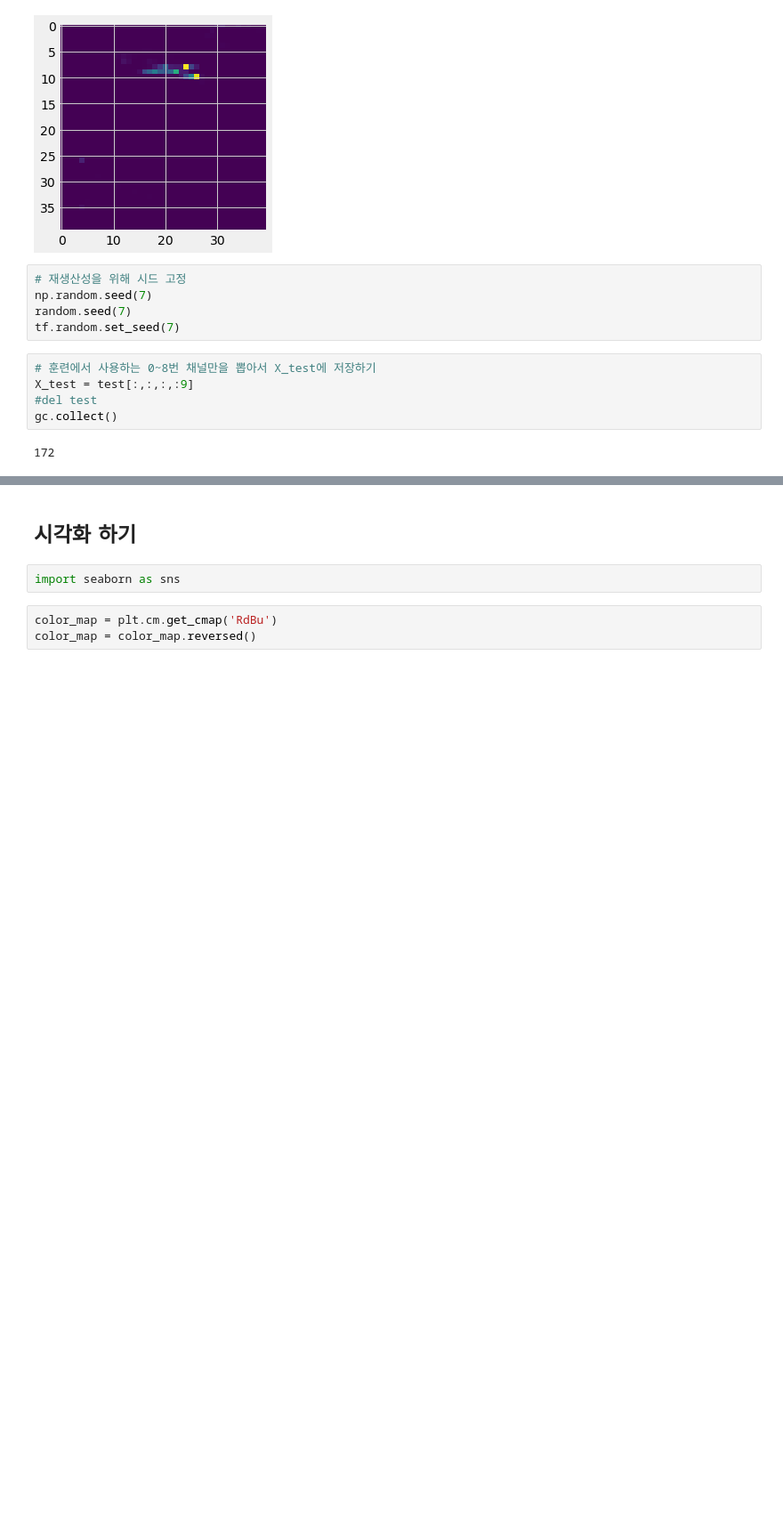
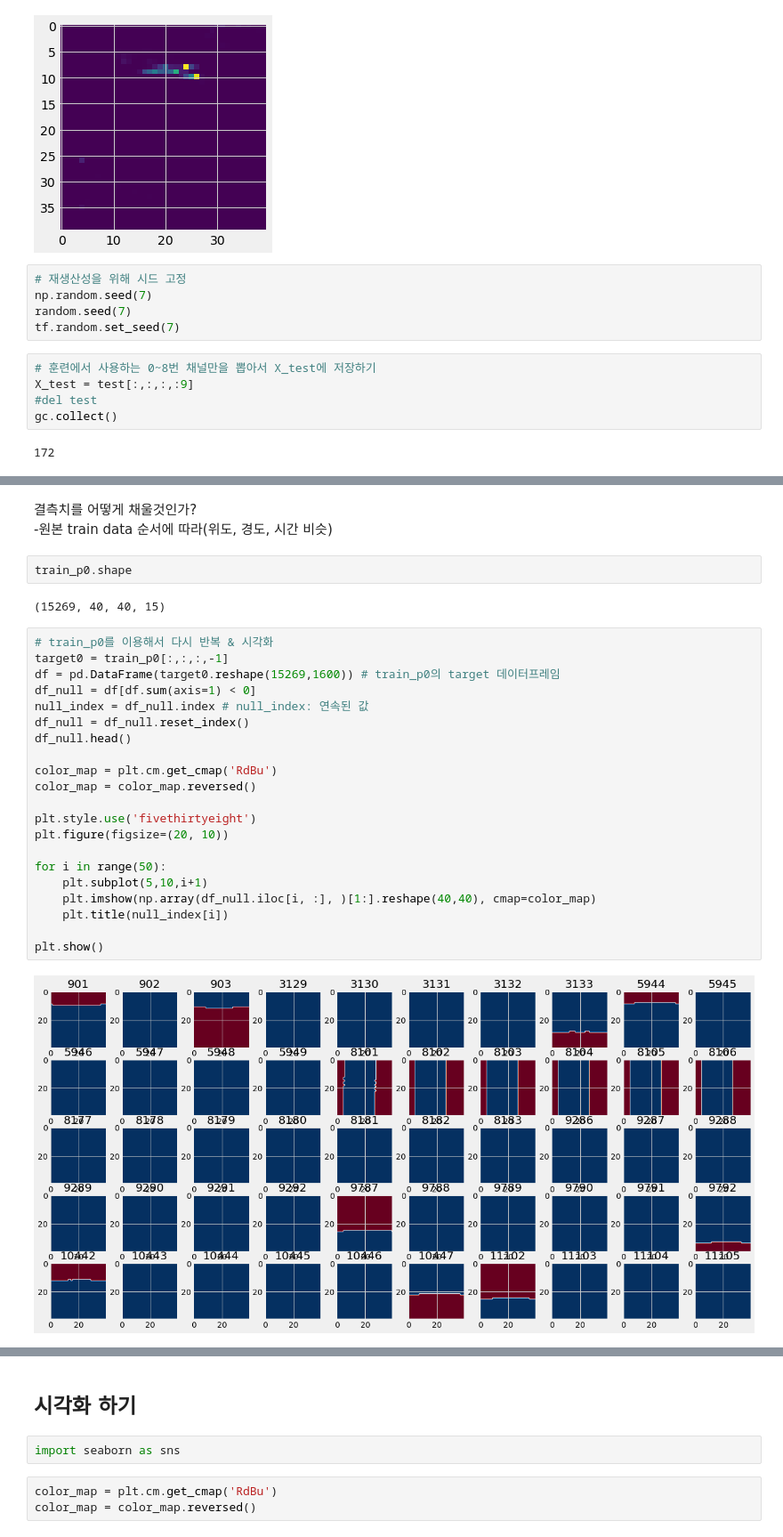
Before and after one commit to deagwon97/dacon-satellite-precipitation, a Jupyter notebook: Dacon_satellite_baseline_bg.ipynb, the cells around one changed output, grey strips where cells are left out. Shown at 89% size. Cells and saved outputs as stored; diff of their text form; blank space fills up the shorter version.

```diff
--- a/Dacon_satellite_baseline_bg.ipynb
+++ b/Dacon_satellite_baseline_bg.ipynb
@@ -103,0 +238,30 @@ gc.collect()
+# %% [markdown]
+결측치를 어떻게 채울것인가?\
+-원본 train data 순서에 따라(위도, 경도, 시간 비슷)
+# %%
+train_p0.shape
+# %% [output]
+(15269, 40, 40, 15)
+# %%
+# train_p0를 이용해서 다시 반복 & 시각화
+target0 = train_p0[:,:,:,-1]
+df = pd.DataFrame(target0.reshape(15269,1600)) # train_p0의 target 데이터프레임
+df_null = df[df.sum(axis=1) < 0]
+null_index = df_null.index # null_index: 연속된 값
+df_null = df_null.reset_index()
+df_null.head()
+
+color_map = plt.cm.get_cmap('RdBu')
+color_map = color_map.reversed()
+
+plt.style.use('fivethirtyeight')
+plt.figure(figsize=(20, 10))
+
+for i in range(50):
+    plt.subplot(5,10,i+1)
+    plt.imshow(np.array(df_null.iloc[i, :], )[1:].reshape(40,40), cmap=color_map)
+    plt.title(null_index[i])
+
+plt.show()
+# %% [output]
+[figure, added]
```
Also changed, not shown: parts of 25 cells of this notebook.
